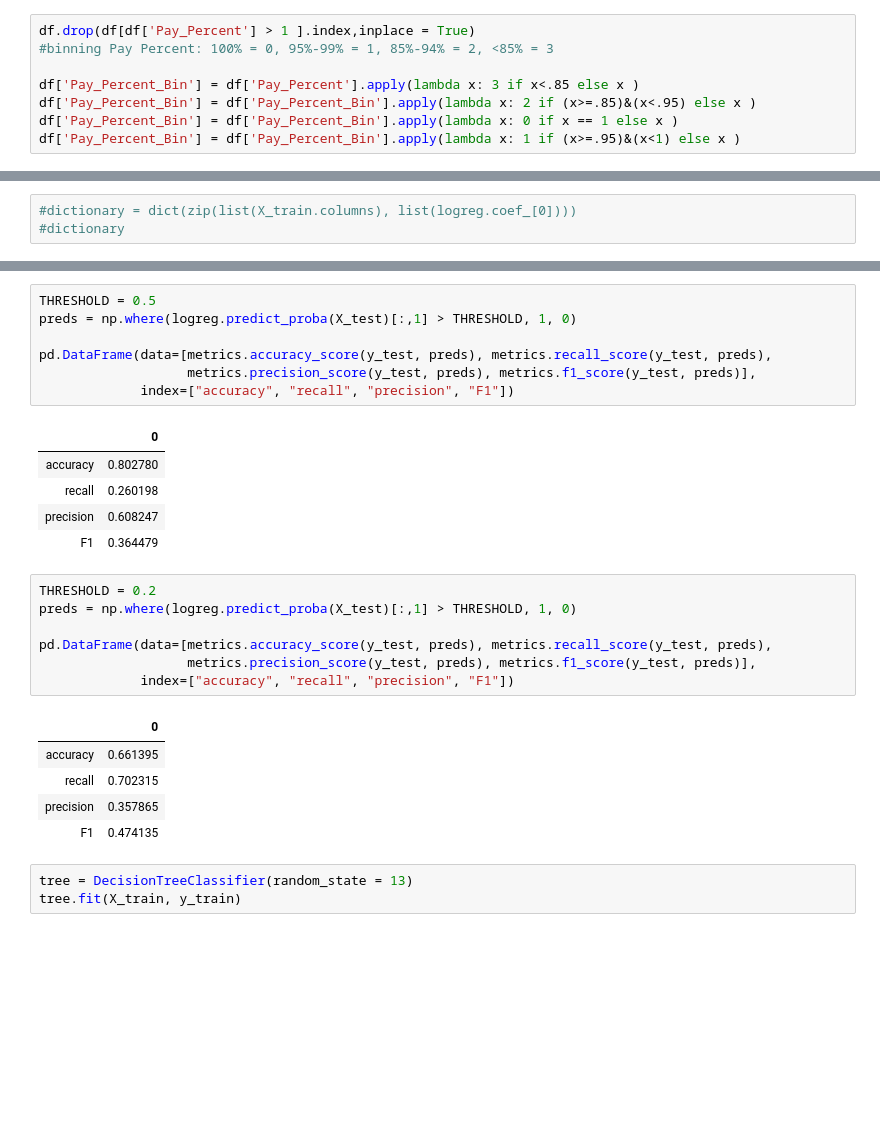
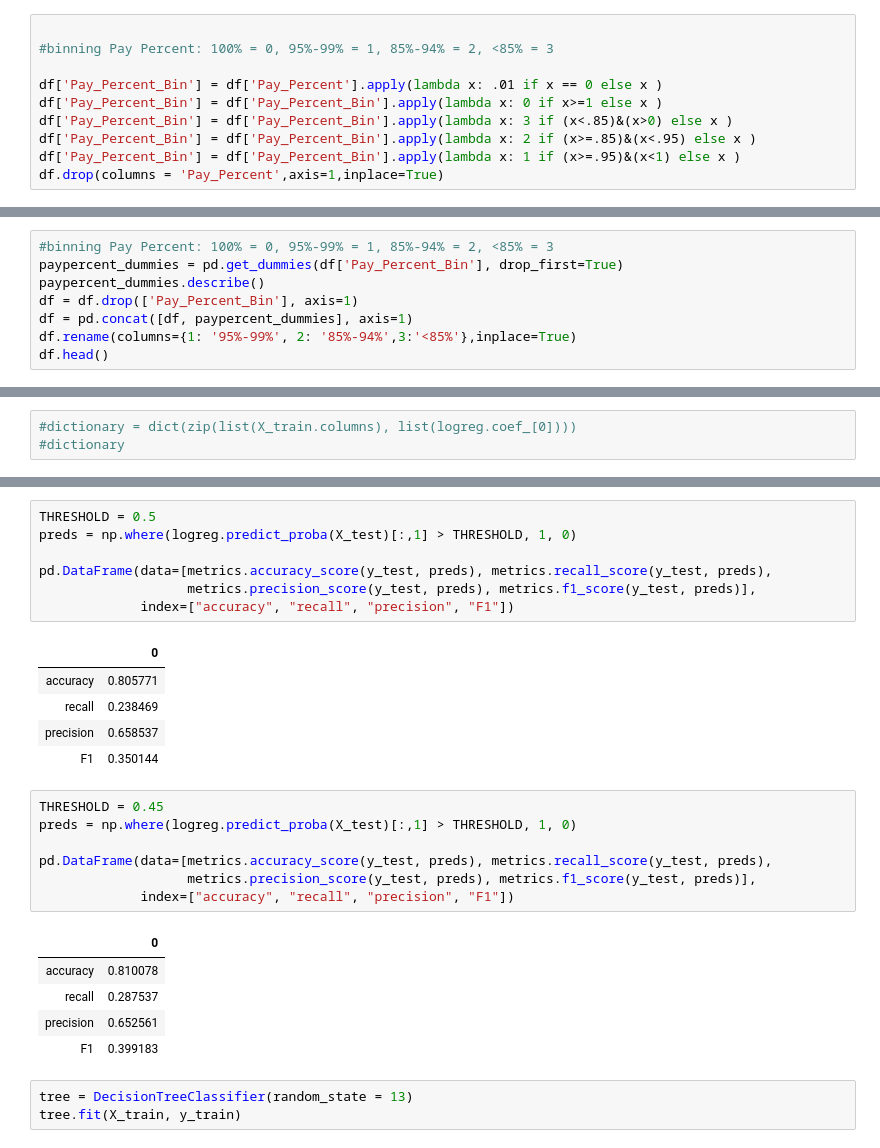
Before and after one commit to CaryMosley/Mod3Bakeoff, a Jupyter notebook: CaryBake.ipynb, the cells around one changed output, grey strips where cells are left out. Cells and saved outputs as stored; diff of their text form; blank space fills up the shorter version.

```diff
--- a/CaryBake.ipynb
+++ b/CaryBake.ipynb
@@ -779,13 +779,15 @@ df.shape
 780
 (23219, 29)
 # %%
-df.drop(df[df['Pay_Percent'] > 1 ].index,inplace = True)
+
 #binning Pay Percent: 100% = 0, 95%-99% = 1, 85%-94% = 2, <85% = 3
 
-df['Pay_Percent_Bin'] = df['Pay_Percent'].apply(lambda x: 3 if x<.85 else x )
+df['Pay_Percent_Bin'] = df['Pay_Percent'].apply(lambda x: .01 if x == 0 else x )
+df['Pay_Percent_Bin'] = df['Pay_Percent_Bin'].apply(lambda x: 0 if x>=1 else x )
+df['Pay_Percent_Bin'] = df['Pay_Percent_Bin'].apply(lambda x: 3 if (x<.85)&(x>0) else x )
 df['Pay_Percent_Bin'] = df['Pay_Percent_Bin'].apply(lambda x: 2 if (x>=.85)&(x<.95) else x )
-df['Pay_Percent_Bin'] = df['Pay_Percent_Bin'].apply(lambda x: 0 if x == 1 else x )
 df['Pay_Percent_Bin'] = df['Pay_Percent_Bin'].apply(lambda x: 1 if (x>=.95)&(x<1) else x )
+df.drop(columns = 'Pay_Percent',axis=1,inplace=True)
 # %%
 # Pay Percent Bin summary
 print('Pay Percent Bin Summary')
@@ -932,0 +932,8 @@ df.head()
+# %%
+#binning Pay Percent: 100% = 0, 95%-99% = 1, 85%-94% = 2, <85% = 3
+paypercent_dummies = pd.get_dummies(df['Pay_Percent_Bin'], drop_first=True)
+paypercent_dummies.describe()
+df = df.drop(['Pay_Percent_Bin'], axis=1)
+df = pd.concat([df, paypercent_dummies], axis=1)
+df.rename(columns={1: '95%-99%', 2: '85%-94%',3:'<85%'},inplace=True)
+df.head()
@@ -1030,23 +1045,23 @@ pd.DataFrame(data=[metrics.accuracy_score(y_test, preds), metrics.recall_score(y
              index=["accuracy", "recall", "precision", "F1"])
 # %% [output]
 |  | 0 |
-| accuracy | 0.802780 |
-| recall | 0.260198 |
-| precision | 0.608247 |
-| F1 | 0.364479 |
+| accuracy | 0.805771 |
+| recall | 0.238469 |
+| precision | 0.658537 |
+| F1 | 0.350144 |
 # %%
-THRESHOLD = 0.2
+THRESHOLD = 0.45
 preds = np.where(logreg.predict_proba(X_test)[:,1] > THRESHOLD, 1, 0)
 
 pd.DataFrame(data=[metrics.accuracy_score(y_test, preds), metrics.recall_score(y_test, preds),
                    metrics.precision_score(y_test, preds), metrics.f1_score(y_test, preds)],
              index=["accuracy", "recall", "precision", "F1"])
 # %% [output]
 |  | 0 |
-| accuracy | 0.661395 |
-| recall | 0.702315 |
-| precision | 0.357865 |
-| F1 | 0.474135 |
+| accuracy | 0.810078 |
+| recall | 0.287537 |
+| precision | 0.652561 |
+| F1 | 0.399183 |
 # %%
 tree = DecisionTreeClassifier(random_state = 13)
 tree.fit(X_train, y_train)
```
Also changed, not shown: parts of 29 cells of this notebook.
